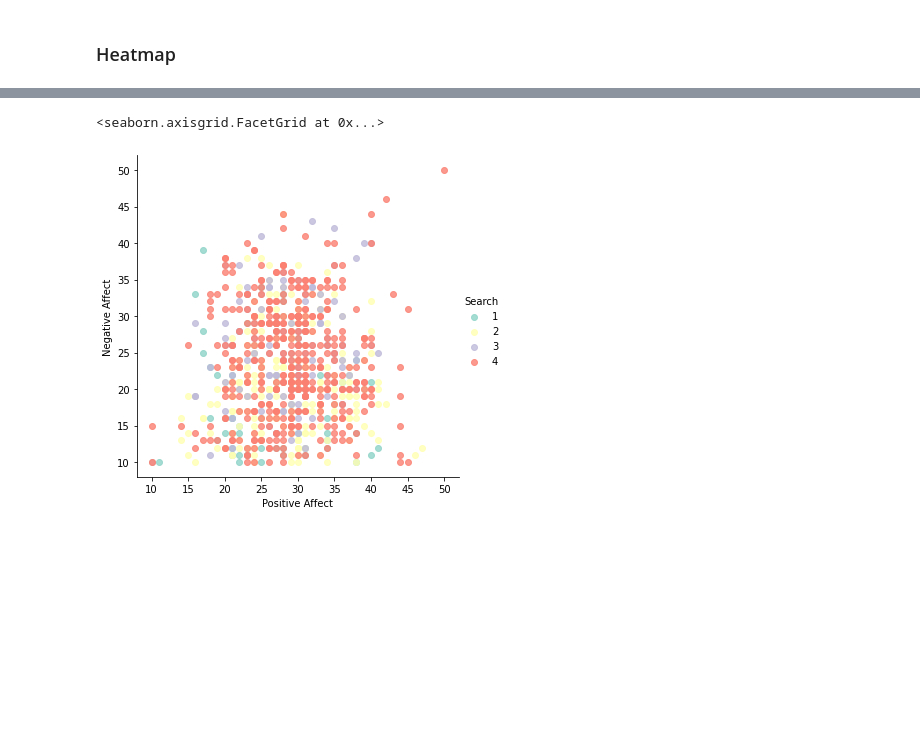
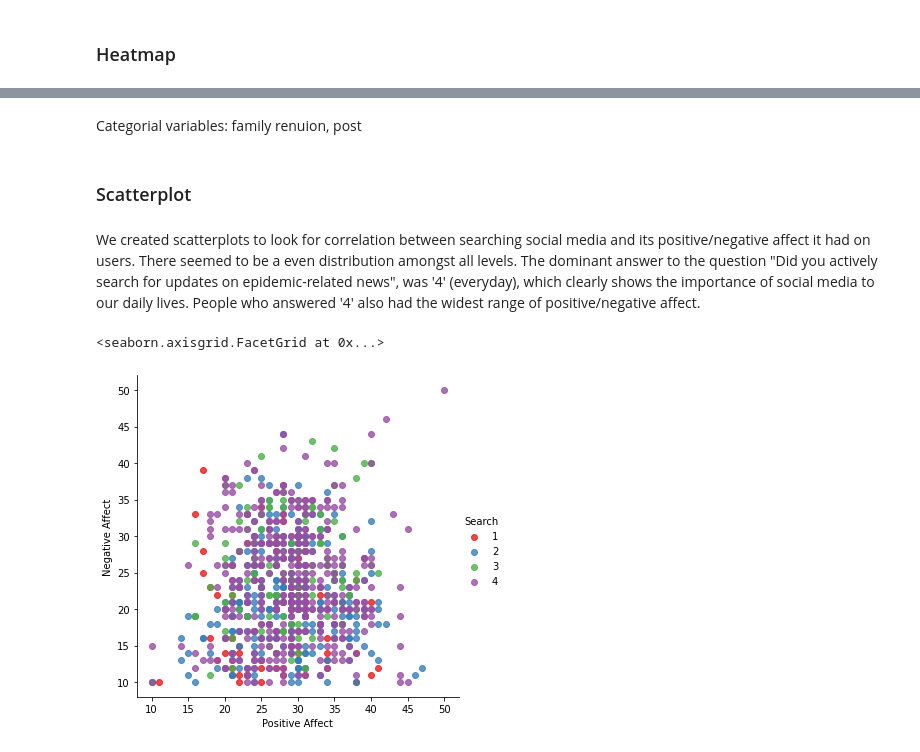
Before and after one commit to RussellChien/STA141B_Final_Project, a Jupyter notebook: STA141B_FINAL-Russell.ipynb, the cells around one changed output, grey strips where cells are left out. Cells and saved outputs as stored; diff of their text form; code cells hidden in the pictures; blank space fills up the shorter version.

```diff
--- a/STA141B_FINAL-Russell.ipynb
+++ b/STA141B_FINAL-Russell.ipynb
@@ -82,6 +82,12 @@ We created scatterplots to look for correlation between searching social media a
-# %%
-search_df = df[["Positive Affect","Negative Affect","Search"]]
-sns.lmplot(x='Positive Affect', y='Negative Affect', data = search_df, hue='Search', fit_reg=False, palette="Set3")
-# %% [output]
-<seaborn.axisgrid.FacetGrid at 0x...>
-[figure, removed]
+# %% [markdown]
+Categorial variables: family renuion, post
+# %% [markdown]
+### Scatterplot
+# %% [markdown]
+We created scatterplots to look for correlation between searching social media and its positive/negative affect it had on users. There seemed to be a even distribution amongst all levels. The dominant answer to the question "Did you actively search for updates on epidemic-related news", was '4' (everyday), which clearly shows the importance of social media to our daily lives. People who answered '4' also had the widest range of positive/negative affect.
+# %%
+search_df = df[["Positive Affect","Negative Affect","Search"]]
+sns.lmplot(x='Positive Affect', y='Negative Affect', data = search_df, hue='Search', fit_reg=False, palette="Set1")
+# %% [output]
+<seaborn.axisgrid.FacetGrid at 0x...>
+[figure, added]
```
Also changed, not shown: parts of 13 cells of this notebook.
